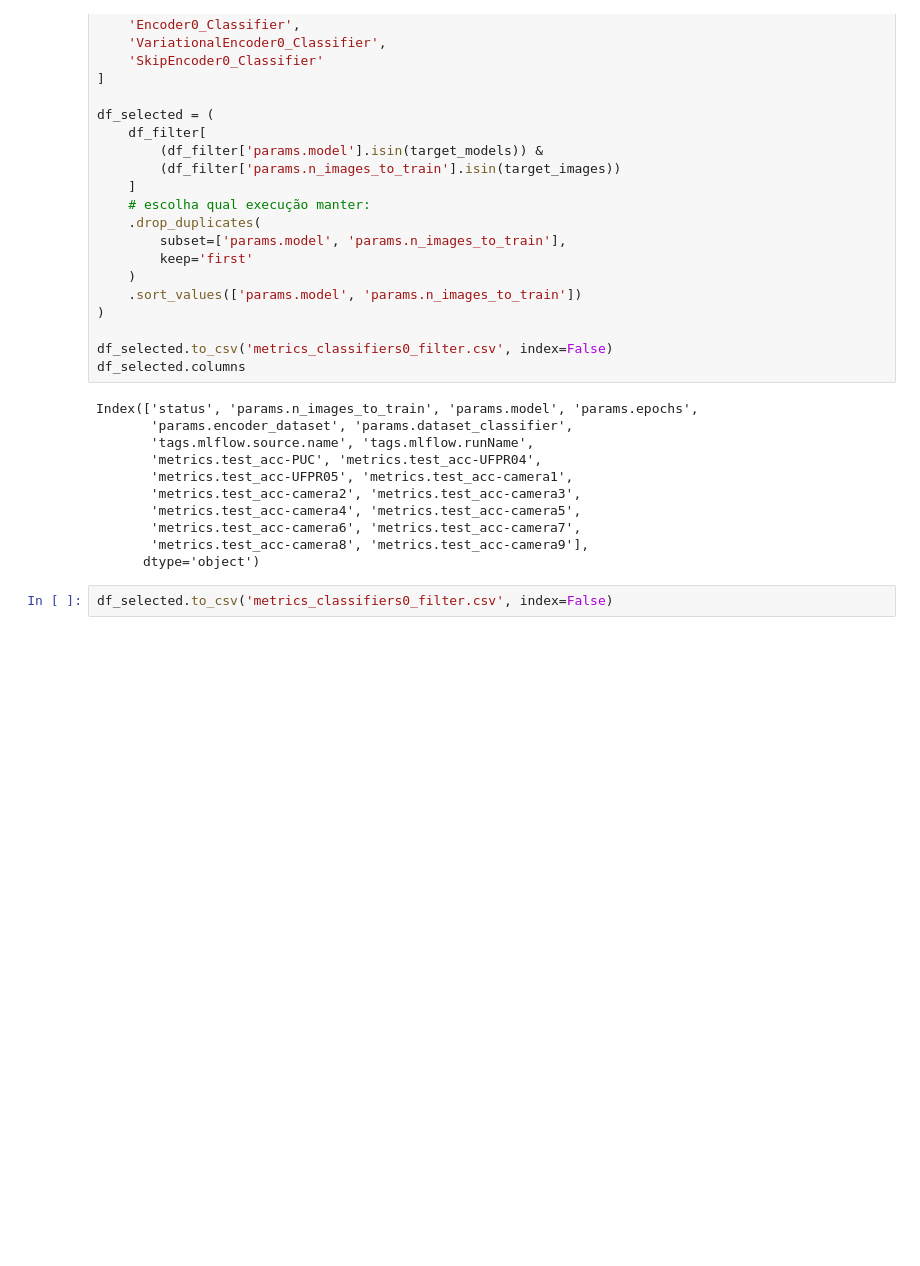
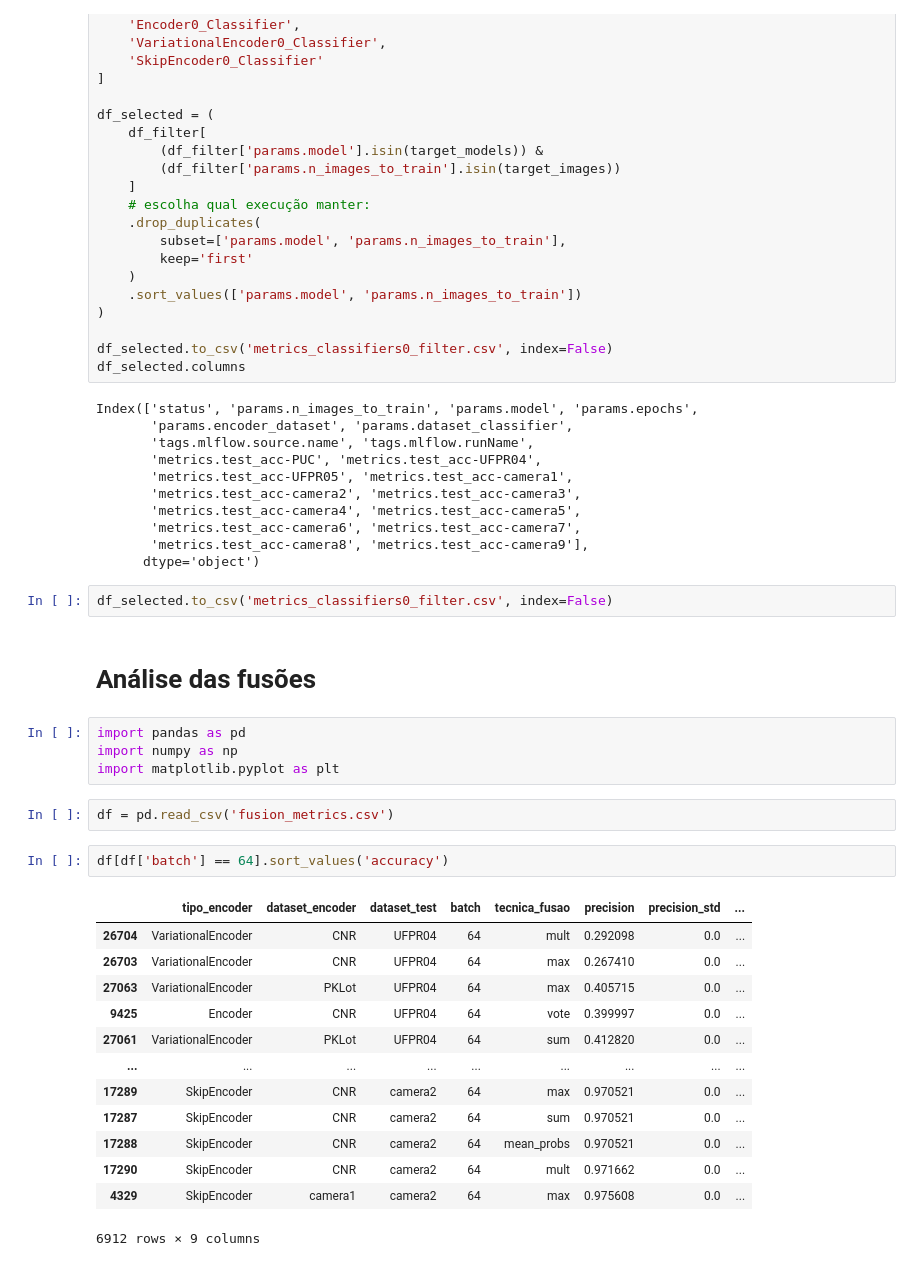
Before and after one commit to Lucas-doc26/ConditionalAutoencoder, a Jupyter notebook: testes.ipynb, the cells around one changed output. Cells and saved outputs as stored; diff of their text form; blank space fills up the shorter version.

```diff
--- a/testes.ipynb
+++ b/testes.ipynb
@@ -182,3 +181,27 @@ Index(['status', 'params.n_images_to_train', 'params.model', 'params.epochs',
       dtype='object')
 # %%
 df_selected.to_csv('metrics_classifiers0_filter.csv', index=False)
+# %% [markdown]
+# Análise das fusões
+# %%
+import pandas as pd
+import numpy as np
+import matplotlib.pyplot as plt
+# %%
+df = pd.read_csv('fusion_metrics.csv')
+# %%
+df[df['batch'] == 64].sort_values('accuracy')
+# %% [output]
+|  | tipo_encoder | dataset_encoder | dataset_test | batch | tecnica_fusao | precision | precision_std | ... |
+| 26704 | VariationalEncoder | CNR | UFPR04 | 64 | mult | 0.292098 | 0.0 | ... |
+| 26703 | VariationalEncoder | CNR | UFPR04 | 64 | max | 0.267410 | 0.0 | ... |
+| 27063 | VariationalEncoder | PKLot | UFPR04 | 64 | max | 0.405715 | 0.0 | ... |
+| 9425 | Encoder | CNR | UFPR04 | 64 | vote | 0.399997 | 0.0 | ... |
+| 27061 | VariationalEncoder | PKLot | UFPR04 | 64 | sum | 0.412820 | 0.0 | ... |
+| ... | ... | ... | ... | ... | ... | ... | ... | ... |
+| 17289 | SkipEncoder | CNR | camera2 | 64 | max | 0.970521 | 0.0 | ... |
+| 17287 | SkipEncoder | CNR | camera2 | 64 | sum | 0.970521 | 0.0 | ... |
+| 17288 | SkipEncoder | CNR | camera2 | 64 | mean_probs | 0.970521 | 0.0 | ... |
+| 17290 | SkipEncoder | CNR | camera2 | 64 | mult | 0.971662 | 0.0 | ... |
+| 4329 | SkipEncoder | camera1 | camera2 | 64 | max | 0.975608 | 0.0 | ... |
+6912 rows × 9 columns
```
Also changed, not shown: parts of 1 cell of this notebook, 4 other files.
